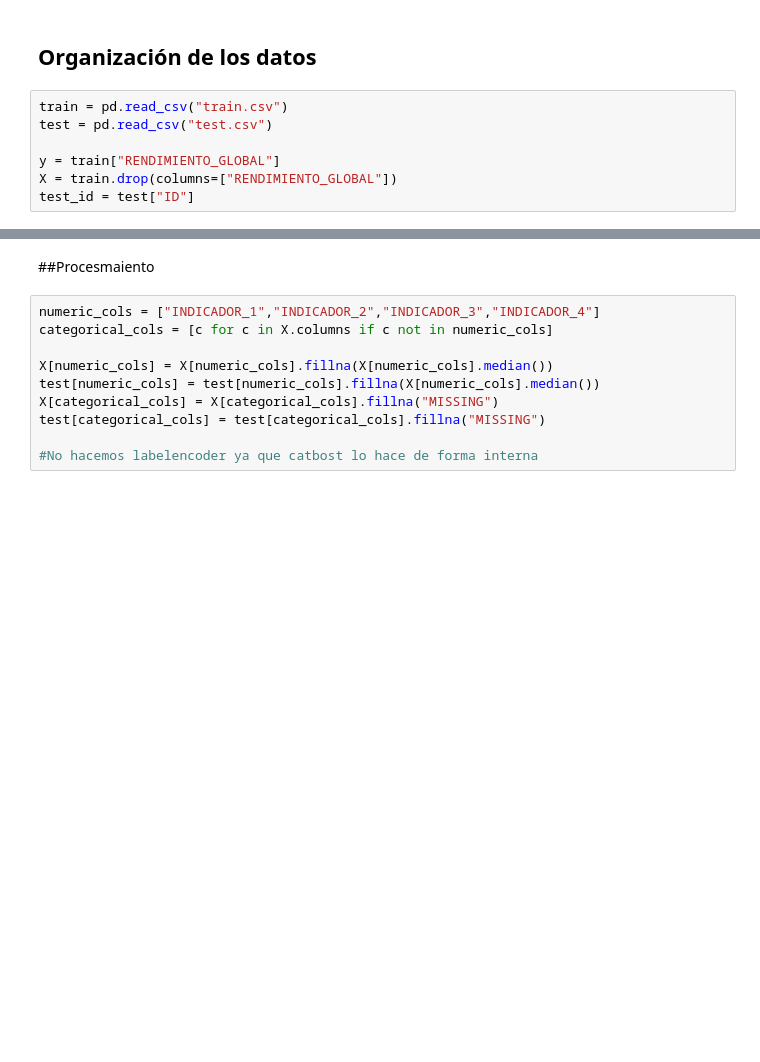
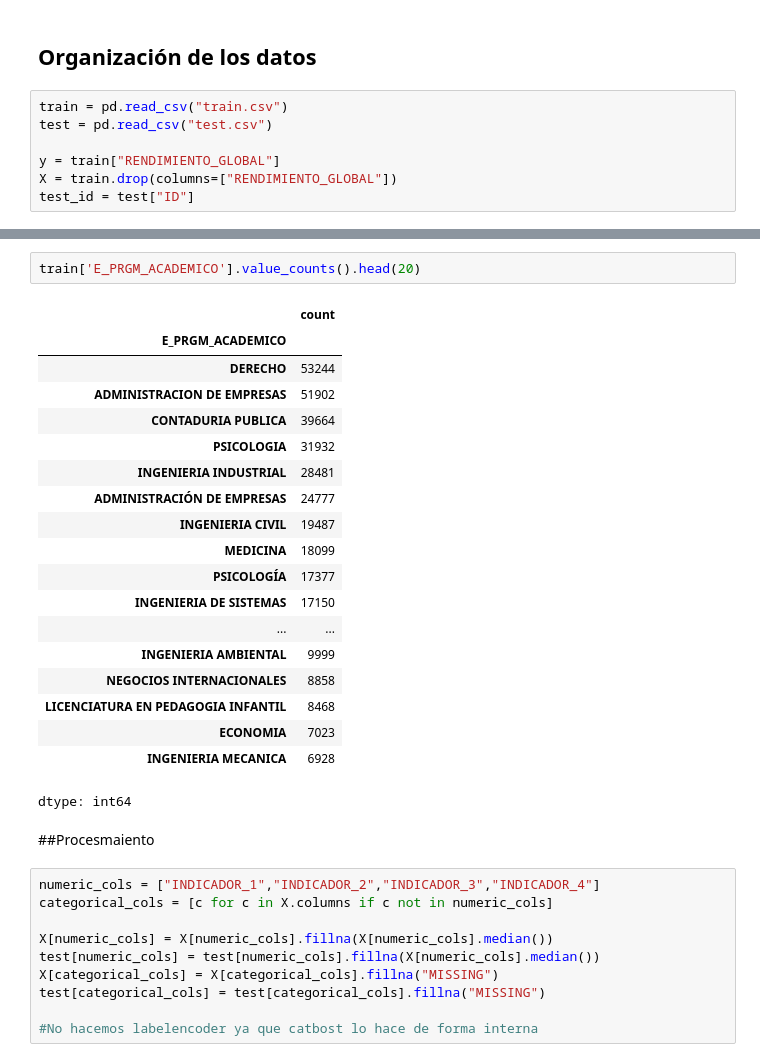
Before and after one commit to ZamantaEst/Pruebas-Saber-Pro-Colombia-Kaggle, a Jupyter notebook: 99_modelo_solución.ipynb, the cells around one changed output, grey strips where cells are left out. Drawn from its saved outputs; the diff is of its cells as text; blank space fills up the shorter version.

```diff
--- a/99_modelo_solución.ipynb
+++ b/99_modelo_solución.ipynb
@@ -37,3 +84,25 @@ test_id = test["ID"]
+# %%
+train['E_PRGM_ACADEMICO'].value_counts().head(20)
+# %% [output]
+|  | count |
+| E_PRGM_ACADEMICO |  |
+| DERECHO | 53244 |
+| ADMINISTRACION DE EMPRESAS | 51902 |
+| CONTADURIA PUBLICA | 39664 |
+| PSICOLOGIA | 31932 |
+| INGENIERIA INDUSTRIAL | 28481 |
+| ADMINISTRACIÓN DE EMPRESAS | 24777 |
+| INGENIERIA CIVIL | 19487 |
+| MEDICINA | 18099 |
+| PSICOLOGÍA | 17377 |
+| INGENIERIA DE SISTEMAS | 17150 |
+| ... | ... |
+| INGENIERIA AMBIENTAL | 9999 |
+| NEGOCIOS INTERNACIONALES | 8858 |
+| LICENCIATURA EN PEDAGOGIA INFANTIL | 8468 |
+| ECONOMIA | 7023 |
+| INGENIERIA MECANICA | 6928 |
+dtype: int64
 # %% [markdown]
 ##Procesmaiento
 # %%
```
Also changed, not shown: parts of 5 cells of this notebook.
